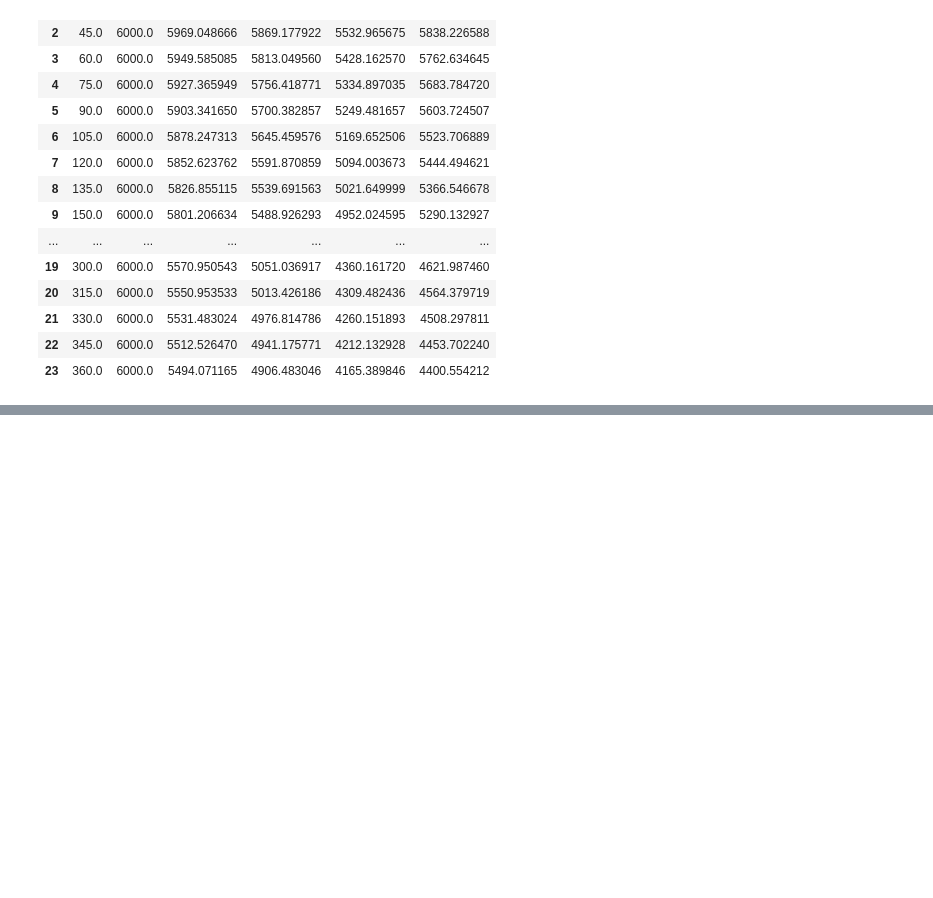
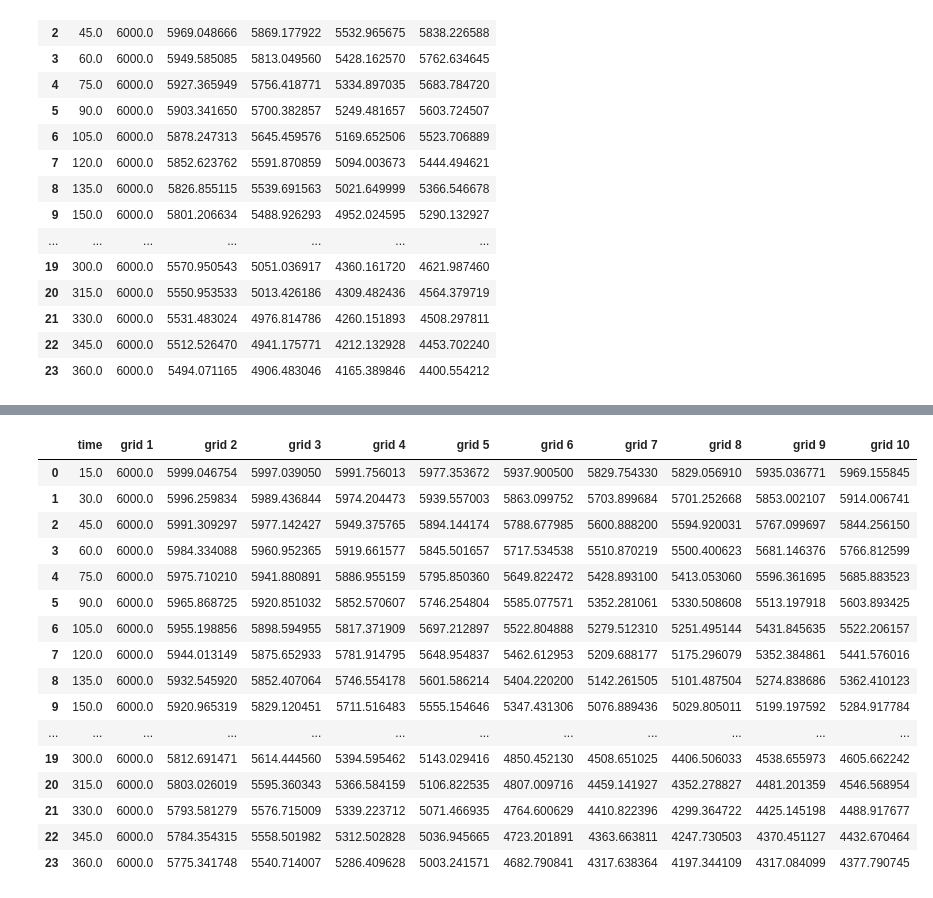
Before and after one commit to yohanesnuwara/reservoir-engineering, a Jupyter notebook: Reservoir Simulation Ertekin/Unit 5 Finite-Difference Approximation to Linear-Flow Equations/fd1d_linearflow_implicit.ipynb, the cells around one changed output, grey strips where cells are left out. Cells and saved outputs as stored; diff of their text form; code cells hidden in the pictures; blank space fills up the shorter version.

```diff
--- a/Reservoir Simulation Ertekin/Unit 5 Finite-Difference Approximation to Linear-Flow Equations/fd1d_linearflow_implicit.ipynb
+++ b/Reservoir Simulation Ertekin/Unit 5 Finite-Difference Approximation to Linear-Flow Equations/fd1d_linearflow_implicit.ipynb
@@ -352,0 +437,7 @@ array([[-0.8146,  0.1268,  0.    ,  0.    ],
+# %%
+# calculate transmissibility of coupling cells
+beta = 1.127 # transmissibility conversion factor, is a constant
+Ax = delta_y * delta_z
+T_plus_half = beta * ((Ax * k_x) / (mu * B * delta_x))
+T_min_half = T_plus_half
+T_min_half, T_plus_half
@@ -352,0 +446,10 @@ array([[-0.8146,  0.1268,  0.    ,  0.    ],
+# %%
+q = np.full(ngrid-1, T_min_half)
+Ti_plus_halves = np.append(q, [0])
+print(Ti_plus_halves)
+p = np.full(ngrid-1, T_plus_half)
+Ti_min_halves = np.append([0], p)
+print(Ti_min_halves)
+print("At grid 1, the coupling transmissibility coeffs are:", Ti_min_halves[0], "for T_min_half and:", Ti_plus_halves[0], "for T_plus_half.")
+print("At grid 3, the coupling transmissibility coeffs are:", Ti_min_halves[2], "for T_min_half and:", Ti_plus_halves[2], "for T_plus_half.")
+print("At grid 5, the coupling transmissibility coeffs are:", Ti_min_halves[4], "for T_min_half and:", Ti_plus_halves[4], "for T_plus_half.")
@@ -352,0 +464,66 @@ array([[-0.8146,  0.1268,  0.    ,  0.    ],
+# %%
+qsc = [0, 0, 0, 0, 0, 0, -75, -75, 0, 0] # production well in grid 7 and 8
+# %%
+import sys, os
+sys.path.append('/content/reservoir-engineering/Reservoir Simulation Ertekin/Unit 5 Finite-Difference Approximation to Linear-Flow Equations')
+from tdma_implicit import TDMAsolver
+
+pi = np.full(ngrid, p_initial) # array of pressure in each grid [6000, 6000, 6000, 6000, 6000]
+time = np.arange(15, 370, delta_t)
+
+p_new_arr = []
+
+for j in range(len(time)):
+  pi_next_plus_arr = []
+  pi_next_arr = []
+  pi_next_minus_arr = []
+  pi_arr = []
+
+  ###
+  for i in range(1,len(pi)):
+    if i == 1:
+      pi_next_plus = Ti_plus_halves[i]
+      pi_next = -(factor + Ti_plus_halves[i] + Ti_min_halves[i])
+      pi_next_minus = 0
+      pi_current = -(qsc[i] + (factor * pi[i])) - ((Ti_min_halves[i]) * p_initial)
+    if i > 1:
+      pi_next_plus = Ti_plus_halves[i]
+      pi_next = -(factor + Ti_plus_halves[i] + Ti_min_halves[i])
+      pi_next_minus = Ti_min_halves[i]
+      pi_current = -(qsc[i] + (factor * pi[i]))
+
+    pi_next_plus_arr.append(float(pi_next_plus))
+    pi_next_arr.append(float(pi_next))
+    pi_next_minus_arr.append(float(pi_next_minus))
+    pi_arr.append(float(pi_current))
+
+  pi_next_plus_arr = pi_next_plus_arr[:-1]
+  pi_next_minus_arr = pi_next_minus_arr[1:]
+  ###
+
+  p_new = TDMAsolver(pi_next_minus_arr, pi_next_arr, pi_next_plus_arr, pi_arr)
+  p_new = np.append([p_initial], p_new)
+  p_new_arr.append(p_new)
+  pi = p_new # updating pi
+
+df = pd.DataFrame.from_records(p_new_arr)
+df = pd.DataFrame(pd.np.column_stack([time, df]), columns=['time', 'grid 1', 'grid 2', 'grid 3', 'grid 4', 'grid 5', 'grid 6', 'grid 7', 'grid 8', 'grid 9', 'grid 10'])
+df
+# %% [output]
+|  | time | grid 1 | grid 2 | grid 3 | grid 4 | grid 5 | grid 6 | grid 7 | grid 8 | grid 9 | grid 10 |
+| 0 | 15.0 | 6000.0 | 5999.046754 | 5997.039050 | 5991.756013 | 5977.353672 | 5937.900500 | 5829.754330 | 5829.056910 | 5935.036771 | 5969.155845 |
+| 1 | 30.0 | 6000.0 | 5996.259834 | 5989.436844 | 5974.204473 | 5939.557003 | 5863.099752 | 5703.899684 | 5701.252668 | 5853.002107 | 5914.006741 |
+| 2 | 45.0 | 6000.0 | 5991.309297 | 5977.142427 | 5949.375765 | 5894.144174 | 5788.677985 | 5600.888200 | 5594.920031 | 5767.099697 | 5844.256150 |
+| 3 | 60.0 | 6000.0 | 5984.334088 | 5960.952365 | 5919.661577 | 5845.501657 | 5717.534538 | 5510.870219 | 5500.400623 | 5681.146376 | 5766.812599 |
+| 4 | 75.0 | 6000.0 | 5975.710210 | 5941.880891 | 5886.955159 | 5795.850360 | 5649.822472 | 5428.893100 | 5413.053060 | 5596.361695 | 5685.883523 |
+| 5 | 90.0 | 6000.0 | 5965.868725 | 5920.851032 | 5852.570607 | 5746.254804 | 5585.077571 | 5352.281061 | 5330.508608 | 5513.197918 | 5603.893425 |
+| 6 | 105.0 | 6000.0 | 5955.198856 | 5898.594955 | 5817.371909 | 5697.212897 | 5522.804888 | 5279.512310 | 5251.495144 | 5431.845635 | 5522.206157 |
+| 7 | 120.0 | 6000.0 | 5944.013149 | 5875.652933 | 5781.914795 | 5648.954837 | 5462.612953 | 5209.688177 | 5175.296079 | 5352.384861 | 5441.576016 |
+| 8 | 135.0 | 6000.0 | 5932.545920 | 5852.407064 | 5746.554178 | 5601.586214 | 5404.220200 | 5142.261505 | 5101.487504 | 5274.838686 | 5362.410123 |
+| 9 | 150.0 | 6000.0 | 5920.965319 | 5829.120451 | 5711.516483 | 5555.154646 | 5347.431306 | 5076.889436 | 5029.805011 | 5199.197592 | 5284.917784 |
+| ... | ... | ... | ... | ... | ... | ... | ... | ... | ... | ... | ... |
+| 19 | 300.0 | 6000.0 | 5812.691471 | 5614.444560 | 5394.595462 | 5143.029416 | 4850.452130 | 4508.651025 | 4406.506033 | 4538.655973 | 4605.662242 |
+| 20 | 315.0 | 6000.0 | 5803.026019 | 5595.360343 | 5366.584159 | 5106.822535 | 4807.009716 | 4459.141927 | 4352.278827 | 4481.201359 | 4546.568954 |
+| 21 | 330.0 | 6000.0 | 5793.581279 | 5576.715009 | 5339.223712 | 5071.466935 | 4764.600629 | 4410.822396 | 4299.364722 | 4425.145198 | 4488.917677 |
+| 22 | 345.0 | 6000.0 | 5784.354315 | 5558.501982 | 5312.502828 | 5036.945665 | 4723.201891 | 4363.663811 | 4247.730503 | 4370.451127 | 4432.670464 |
+| 23 | 360.0 | 6000.0 | 5775.341748 | 5540.714007 | 5286.409628 | 5003.241571 | 4682.790841 | 4317.638364 | 4197.344109 | 4317.084099 | 4377.790745 |
```
Also changed, not shown: parts of 22 cells of this notebook.
